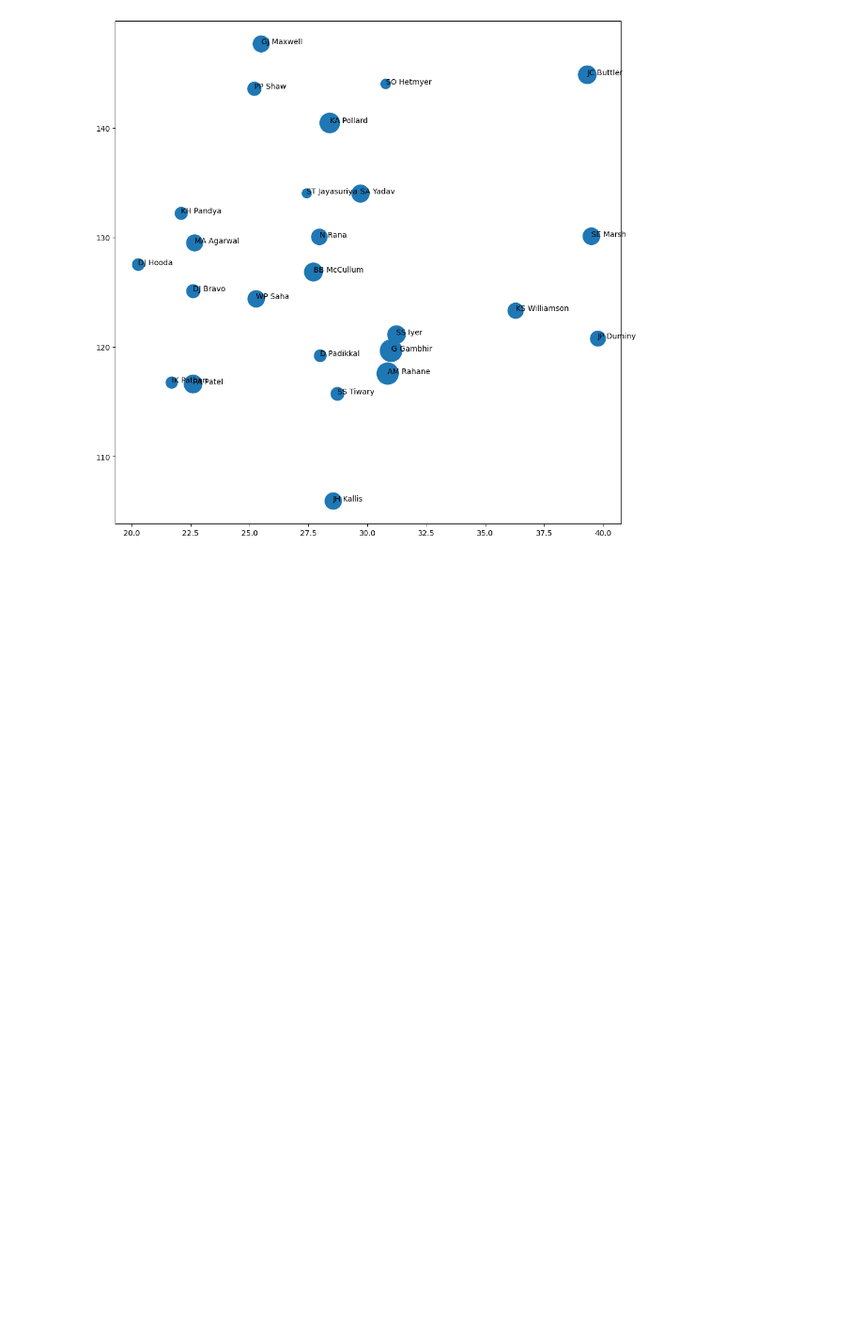
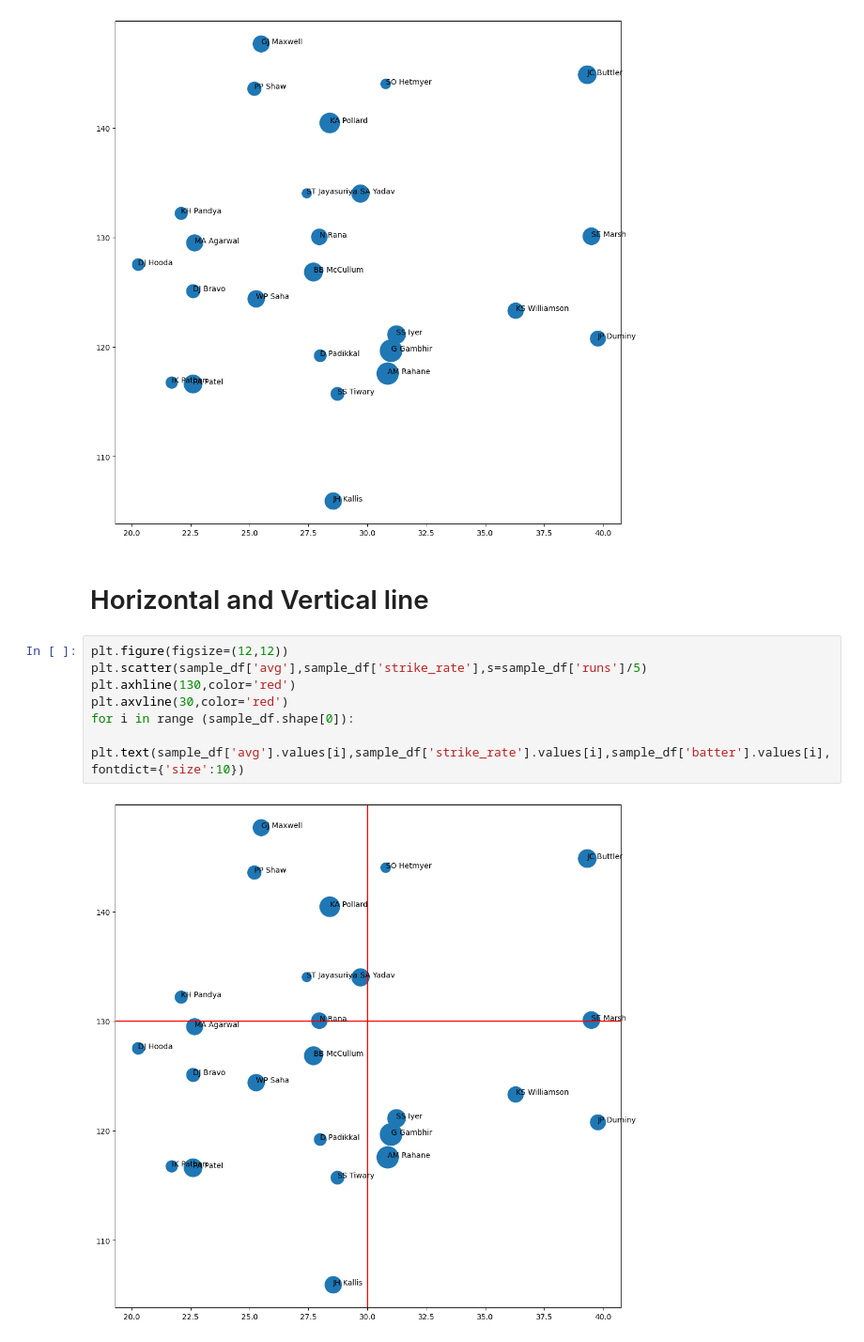
Before and after one commit to Vivek-Joshi17/Data_Visualization, a Jupyter notebook: Matplotlib_advance.ipynb, the cells around one changed output. Shown: that part at 94% size. Saved outputs shown, nothing was run; the diff lists cells and outputs as text; blank space fills up the shorter version.

Commit message:
horizontal_vertical_line

```diff
--- a/Matplotlib_advance.ipynb
+++ b/Matplotlib_advance.ipynb
@@ -86,3 +86,14 @@ for i in range (sample_df.shape[0]):
   plt.text(sample_df['avg'].values[i],sample_df['strike_rate'].values[i],sample_df['batter'].values[i],fontdict={'size':10})
 # %% [output]
 [figure]
+# %% [markdown]
+# Horizontal and Vertical line
+# %%
+plt.figure(figsize=(12,12))
+plt.scatter(sample_df['avg'],sample_df['strike_rate'],s=sample_df['runs']/5)
+plt.axhline(130,color='red')
+plt.axvline(30,color='red')
+for i in range (sample_df.shape[0]):
+  plt.text(sample_df['avg'].values[i],sample_df['strike_rate'].values[i],sample_df['batter'].values[i],fontdict={'size':10})
+# %% [output]
+[figure, added]
```
